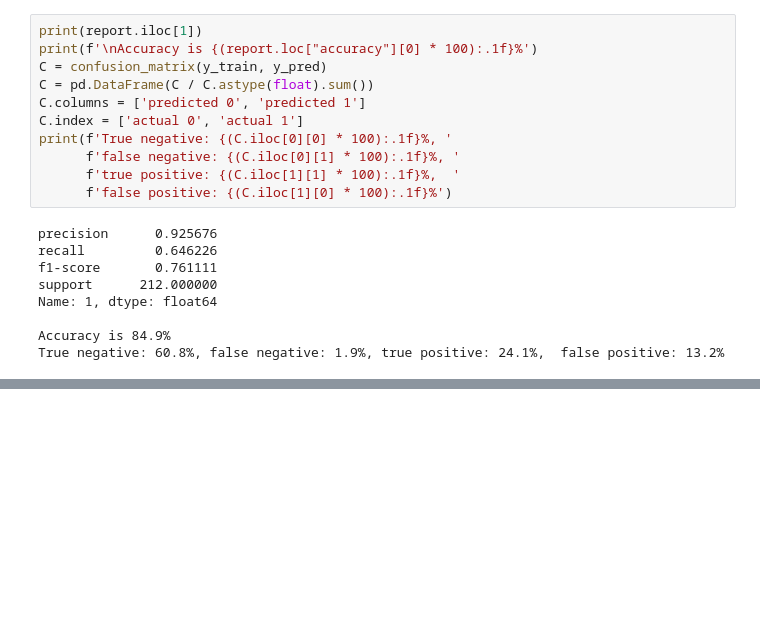
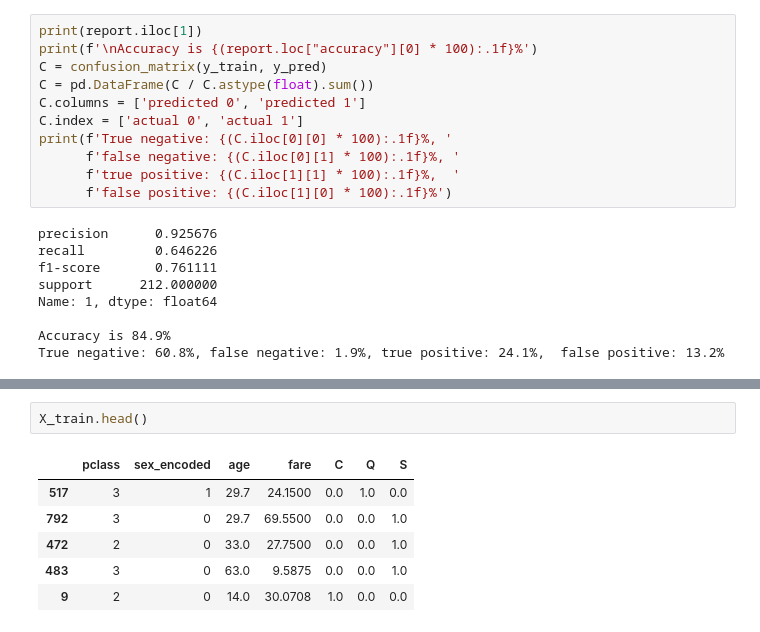
Before and after one commit to CameronGTaylor/ds-methodologies-exercises, a Jupyter notebook: classification/model.ipynb, the cells around one changed output, grey strips where cells are left out. Saved outputs shown, nothing was run; the diff lists cells and outputs as text; blank space fills up the shorter version.

```diff
--- a/classification/model.ipynb
+++ b/classification/model.ipynb
@@ -263,0 +357,9 @@ True negative: 60.8%, false negative: 1.9%, true positive: 24.1%,  false positiv
+# %%
+X_train.head()
+# %% [output]
+|  | pclass | sex_encoded | age | fare | C | Q | S |
+| 517 | 3 | 1 | 29.7 | 24.1500 | 0.0 | 1.0 | 0.0 |
+| 792 | 3 | 0 | 29.7 | 69.5500 | 0.0 | 0.0 | 1.0 |
+| 472 | 2 | 0 | 33.0 | 27.7500 | 0.0 | 0.0 | 1.0 |
+| 483 | 3 | 0 | 63.0 | 9.5875 | 0.0 | 0.0 | 1.0 |
+| 9 | 2 | 0 | 14.0 | 30.0708 | 1.0 | 0.0 | 0.0 |
```
Also changed, not shown: parts of 28 cells of this notebook.
